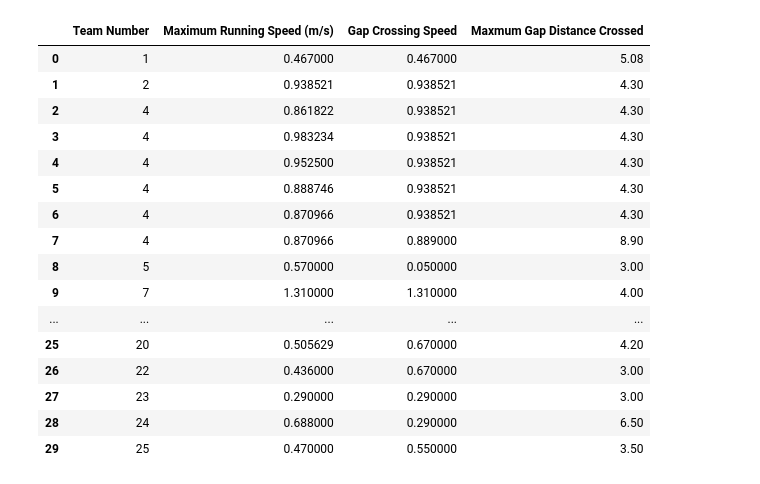
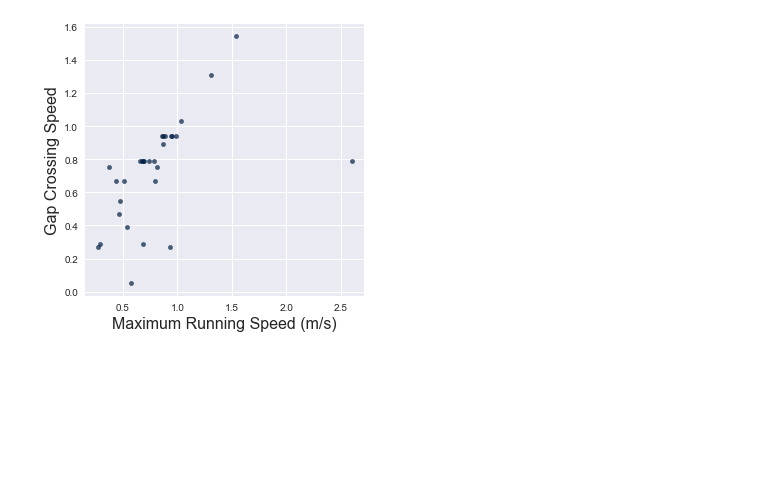
Before and after one commit to ds-modules/IB-C32, a Jupyter notebook: robot/data.ipynb, the cells around one changed output. Saved outputs shown, nothing was run; the diff lists cells and outputs as text; code cells hidden in the pictures; blank space fills up the shorter version.

Commit message:
test imports and make first plot

```diff
--- a/robot/data.ipynb
+++ b/robot/data.ipynb
@@ -1,36 +1,11 @@
 # %%
-import pandas as pd
-import numpy as np
-import plotly.express as px
-import seaborn as sns
-import json, re, os, sys, time, datetime, math, random, pickle, warnings, string, gc, psutil, scipy
+import pandas as pd, numpy as np, seaborn as sns, matplotlib.pyplot as plt
+import json, re, os, math, random, warnings, scipy, pickle, time, sys, gc
+from datascience import *; from IPython.display import *; from ipywidgets import *
+plt.style.use("seaborn")
+%matplotlib inline
-# %%
-def clean(fn):
-    return strip(pd.read_csv(fn)).fillna(method="ffill").astype("float").astype({"Team Number" : "int"})
-def strip(df):
-    pat = r"[^.\d]*"
-    for col in df.columns:
-        if df[col].dtype == "object":
-            df[col] = df[col].str.replace(pat, "", regex = True)
-            empty = df[col] == ""
-            df.loc[empty, col] = np.nan
-    return df
-clean("robot_18.csv")
-# %% [output]
-|  | Team Number | Maximum Running Speed (m/s) | Gap Crossing Speed | Maxmum Gap Distance Crossed |
-| 0 | 1 | 0.467000 | 0.467000 | 5.08 |
-| 1 | 2 | 0.938521 | 0.938521 | 4.30 |
-| 2 | 4 | 0.861822 | 0.938521 | 4.30 |
-| 3 | 4 | 0.983234 | 0.938521 | 4.30 |
-| 4 | 4 | 0.952500 | 0.938521 | 4.30 |
-| 5 | 4 | 0.888746 | 0.938521 | 4.30 |
-| 6 | 4 | 0.870966 | 0.938521 | 4.30 |
-| 7 | 4 | 0.870966 | 0.889000 | 8.90 |
-| 8 | 5 | 0.570000 | 0.050000 | 3.00 |
-| 9 | 7 | 1.310000 | 1.310000 | 4.00 |
-| ... | ... | ... | ... | ... |
-| 25 | 20 | 0.505629 | 0.670000 | 4.20 |
-| 26 | 22 | 0.436000 | 0.670000 | 3.00 |
-| 27 | 23 | 0.290000 | 0.290000 | 3.00 |
-| 28 | 24 | 0.688000 | 0.290000 | 6.50 |
-| 29 | 25 | 0.470000 | 0.550000 | 3.50 |
+# %%
+Table.read_table("clean_robot_18.csv").scatter("Maximum Running Speed (m/s)",
+                                               "Gap Crossing Speed")
+# %% [output]
+[figure, added]
```
